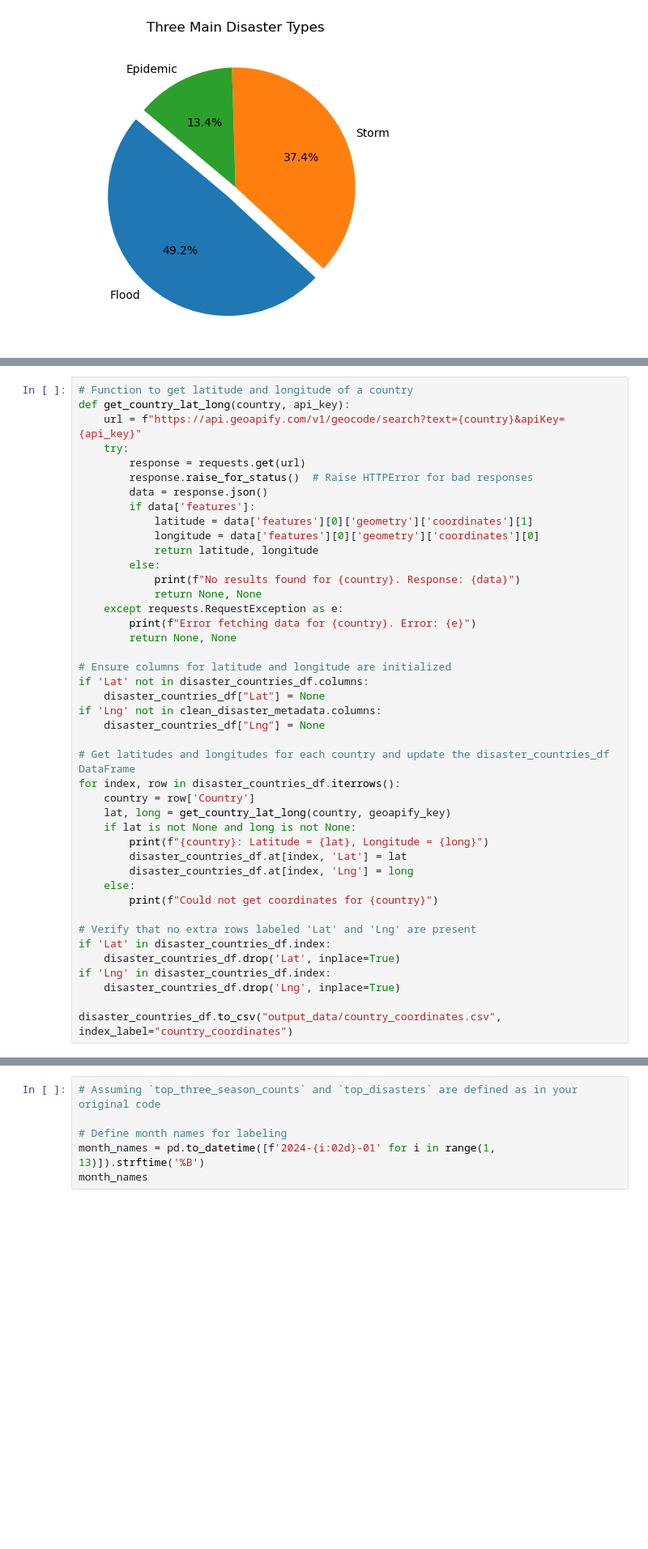
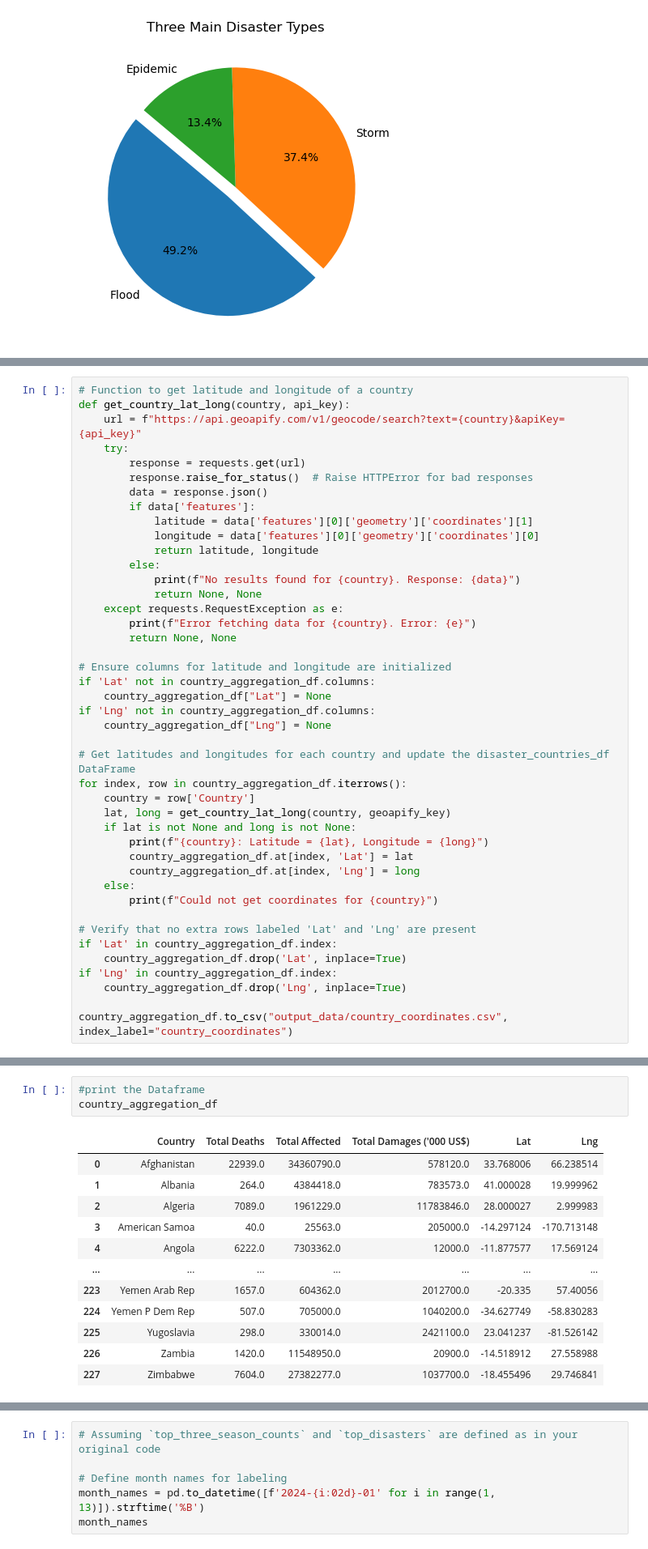
Before and after one commit to SaraJZ95/Global_Natural_Disasters-Analysis-Project-, a Jupyter notebook: main.ipynb, the cells around one changed output, grey strips where cells are left out. Shown at 81% size. Saved outputs shown, nothing was run; the diff lists cells and outputs as text; blank space fills up the shorter version.

```diff
--- a/main.ipynb
+++ b/main.ipynb
@@ -325,27 +332,27 @@ def get_country_lat_long(country, api_key):
         return None, None
 
 # Ensure columns for latitude and longitude are initialized
-if 'Lat' not in disaster_countries_df.columns:
-    disaster_countries_df["Lat"] = None
-if 'Lng' not in clean_disaster_metadata.columns:
-    disaster_countries_df["Lng"] = None
+if 'Lat' not in country_aggregation_df.columns:
+    country_aggregation_df["Lat"] = None
+if 'Lng' not in country_aggregation_df.columns:
+    country_aggregation_df["Lng"] = None
 
 # Get latitudes and longitudes for each country and update the disaster_countries_df DataFrame
-for index, row in disaster_countries_df.iterrows():
+for index, row in country_aggregation_df.iterrows():
     country = row['Country']
     lat, long = get_country_lat_long(country, geoapify_key)
     if lat is not None and long is not None:
         print(f"{country}: Latitude = {lat}, Longitude = {long}")
-        disaster_countries_df.at[index, 'Lat'] = lat
-        disaster_countries_df.at[index, 'Lng'] = long
+        country_aggregation_df.at[index, 'Lat'] = lat
+        country_aggregation_df.at[index, 'Lng'] = long
     else:
         print(f"Could not get coordinates for {country}")
 
 # Verify that no extra rows labeled 'Lat' and 'Lng' are present
-if 'Lat' in disaster_countries_df.index:
-    disaster_countries_df.drop('Lat', inplace=True)
-if 'Lng' in disaster_countries_df.index:
-    disaster_countries_df.drop('Lng', inplace=True)
+if 'Lat' in country_aggregation_df.index:
+    country_aggregation_df.drop('Lat', inplace=True)
+if 'Lng' in country_aggregation_df.index:
+    country_aggregation_df.drop('Lng', inplace=True)
 
-disaster_countries_df.to_csv("output_data/country_coordinates.csv", index_label="country_coordinates")
+country_aggregation_df.to_csv("output_data/country_coordinates.csv", index_label="country_coordinates")
 # %% [output]
@@ -352,0 +376,16 @@ KeyError: 'Country'
+# %%
+#print the Dataframe
+country_aggregation_df
+# %% [output]
+|  | Country | Total Deaths | Total Affected | Total Damages ('000 US$) | Lat | Lng |
+| 0 | Afghanistan | 22939.0 | 34360790.0 | 578120.0 | 33.768006 | 66.238514 |
+| 1 | Albania | 264.0 | 4384418.0 | 783573.0 | 41.000028 | 19.999962 |
+| 2 | Algeria | 7089.0 | 1961229.0 | 11783846.0 | 28.000027 | 2.999983 |
+| 3 | American Samoa | 40.0 | 25563.0 | 205000.0 | -14.297124 | -170.713148 |
+| 4 | Angola | 6222.0 | 7303362.0 | 12000.0 | -11.877577 | 17.569124 |
+| ... | ... | ... | ... | ... | ... | ... |
+| 223 | Yemen Arab Rep | 1657.0 | 604362.0 | 2012700.0 | -20.335 | 57.40056 |
+| 224 | Yemen P Dem Rep | 507.0 | 705000.0 | 1040200.0 | -34.627749 | -58.830283 |
+| 225 | Yugoslavia | 298.0 | 330014.0 | 2421100.0 | 23.041237 | -81.526142 |
+| 226 | Zambia | 1420.0 | 11548950.0 | 20900.0 | -14.518912 | 27.558988 |
+| 227 | Zimbabwe | 7604.0 | 27382277.0 | 1037700.0 | -18.455496 | 29.746841 |
```
Also changed, not shown: parts of 16 cells of this notebook, 5 other files.
